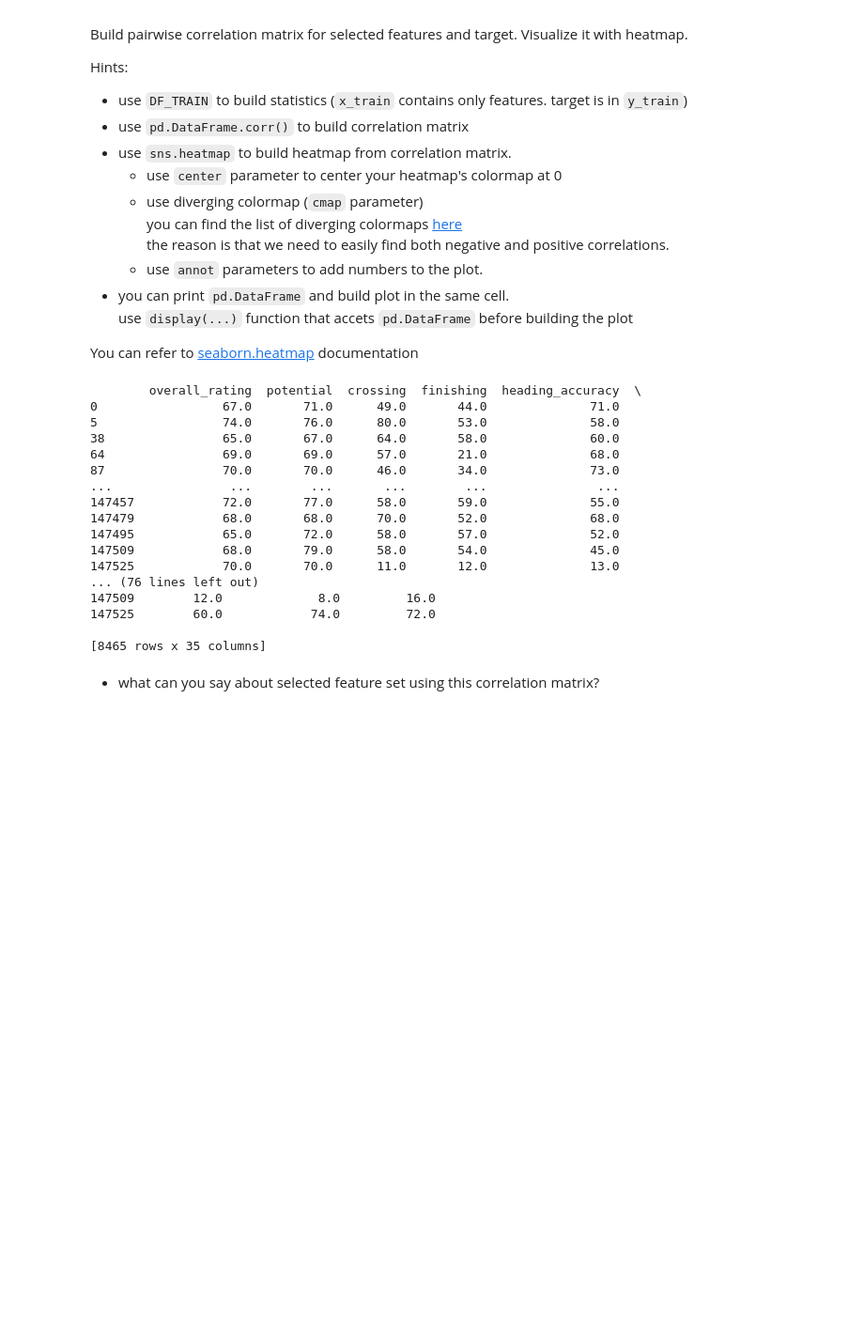
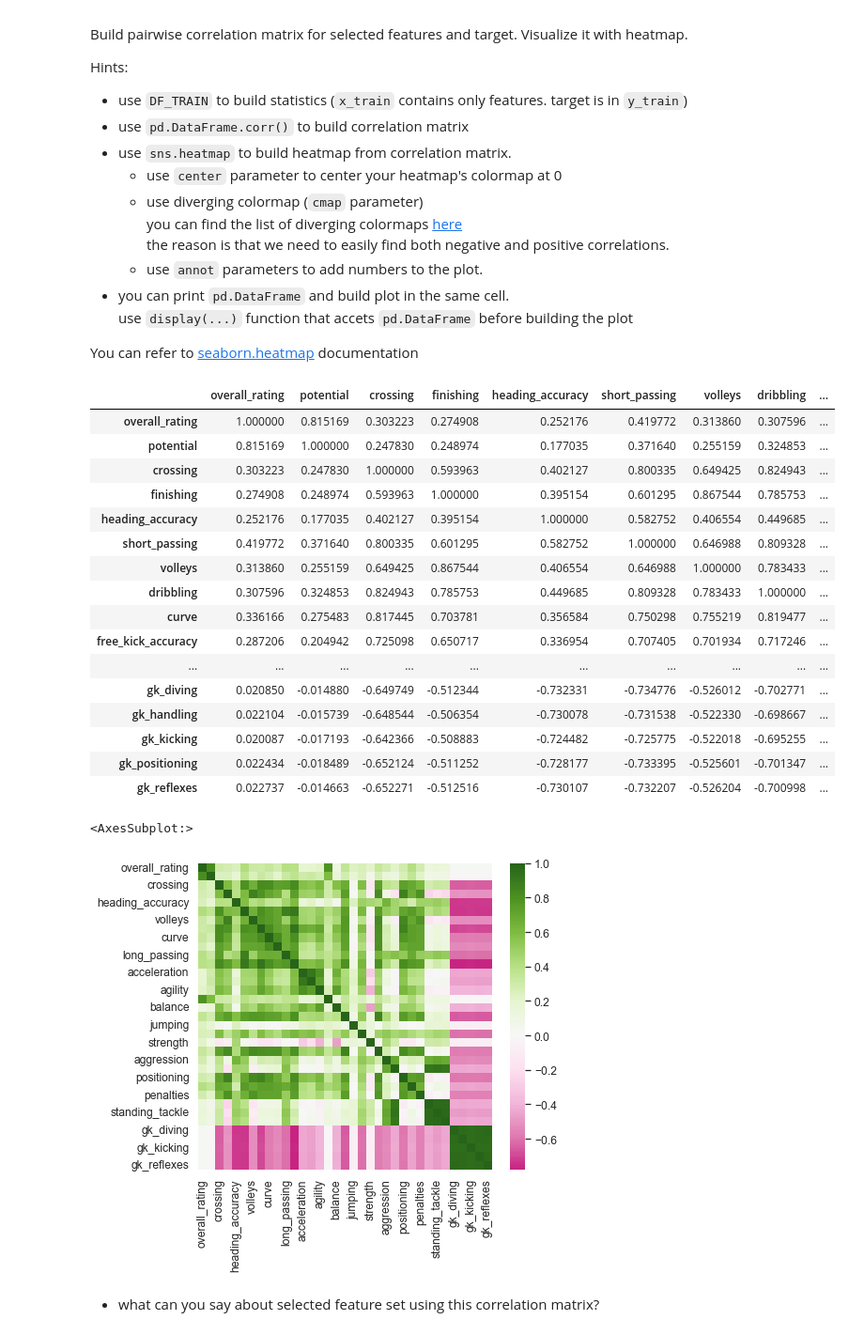
Before and after one commit to KateChubarova/ml-intro, a Jupyter notebook: 3_linear_regression/linear_regression.ipynb, the cells around one changed output. Shown at 94% size. Cells and saved outputs as stored; diff of their text form; code cells hidden in the pictures; blank space fills up the shorter version.

```diff
--- a/3_linear_regression/linear_regression.ipynb
+++ b/3_linear_regression/linear_regression.ipynb
@@ -748,29 +748,30 @@ Hints:
 
 You can refer to [seaborn.heatmap](https://seaborn.pydata.org/generated/seaborn.heatmap.html) documentation
 # %%
-# # your code here
-print(DF_TRAIN)
-# correlation_matrix =
-# display(correlation_matrix)
-# sns.heatmap(...);
+# your code here
+correlation_matrix = pd.DataFrame.corr(DF_TRAIN)
+display(correlation_matrix)
+sns.heatmap(center=0, data=correlation_matrix, cmap='PiYG')
 # %% [output]
+|  | overall_rating | potential | crossing | finishing | heading_accuracy | short_passing | volleys | dribbling | ... |
+| overall_rating | 1.000000 | 0.815169 | 0.303223 | 0.274908 | 0.252176 | 0.419772 | 0.313860 | 0.307596 | ... |
+| potential | 0.815169 | 1.000000 | 0.247830 | 0.248974 | 0.177035 | 0.371640 | 0.255159 | 0.324853 | ... |
+| crossing | 0.303223 | 0.247830 | 1.000000 | 0.593963 | 0.402127 | 0.800335 | 0.649425 | 0.824943 | ... |
+| finishing | 0.274908 | 0.248974 | 0.593963 | 1.000000 | 0.395154 | 0.601295 | 0.867544 | 0.785753 | ... |
+| heading_accuracy | 0.252176 | 0.177035 | 0.402127 | 0.395154 | 1.000000 | 0.582752 | 0.406554 | 0.449685 | ... |
+| short_passing | 0.419772 | 0.371640 | 0.800335 | 0.601295 | 0.582752 | 1.000000 | 0.646988 | 0.809328 | ... |
+| volleys | 0.313860 | 0.255159 | 0.649425 | 0.867544 | 0.406554 | 0.646988 | 1.000000 | 0.783433 | ... |
+| dribbling | 0.307596 | 0.324853 | 0.824943 | 0.785753 | 0.449685 | 0.809328 | 0.783433 | 1.000000 | ... |
+| curve | 0.336166 | 0.275483 | 0.817445 | 0.703781 | 0.356584 | 0.750298 | 0.755219 | 0.819477 | ... |
+| free_kick_accuracy | 0.287206 | 0.204942 | 0.725098 | 0.650717 | 0.336954 | 0.707405 | 0.701934 | 0.717246 | ... |
+| ... | ... | ... | ... | ... | ... | ... | ... | ... | ... |
+| gk_diving | 0.020850 | -0.014880 | -0.649749 | -0.512344 | -0.732331 | -0.734776 | -0.526012 | -0.702771 | ... |
+| gk_handling | 0.022104 | -0.015739 | -0.648544 | -0.506354 | -0.730078 | -0.731538 | -0.522330 | -0.698667 | ... |
+| gk_kicking | 0.020087 | -0.017193 | -0.642366 | -0.508883 | -0.724482 | -0.725775 | -0.522018 | -0.695255 | ... |
+| gk_positioning | 0.022434 | -0.018489 | -0.652124 | -0.511252 | -0.728177 | -0.733395 | -0.525601 | -0.701347 | ... |
+| gk_reflexes | 0.022737 | -0.014663 | -0.652271 | -0.512516 | -0.730107 | -0.732207 | -0.526204 | -0.700998 | ... |
-        overall_rating  potential  crossing  finishing  heading_accuracy  \
-0                 67.0       71.0      49.0       44.0              71.0
-5                 74.0       76.0      80.0       53.0              58.0
-38                65.0       67.0      64.0       58.0              60.0
-64                69.0       69.0      57.0       21.0              68.0
-87                70.0       70.0      46.0       34.0              73.0
-...                ...        ...       ...        ...               ...
-147457            72.0       77.0      58.0       59.0              55.0
-147479            68.0       68.0      70.0       52.0              68.0
-147495            65.0       72.0      58.0       57.0              52.0
-147509            68.0       79.0      58.0       54.0              45.0
-147525            70.0       70.0      11.0       12.0              13.0
-... (76 lines left out)
-147509        12.0             8.0         16.0
-147525        60.0            74.0         72.0
-
-[8465 rows x 35 columns]
+<AxesSubplot:>
+[figure, added]
 # %% [markdown]
 * what can you say about selected feature set using this correlation matrix?
 # %% [markdown]
```
Also changed, not shown: parts of 30 cells of this notebook.
